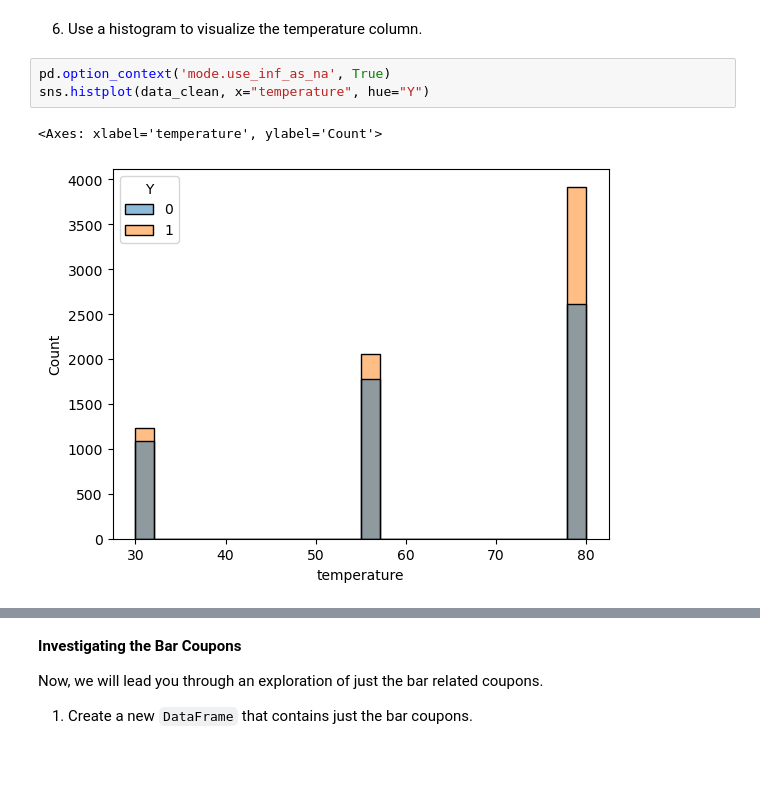
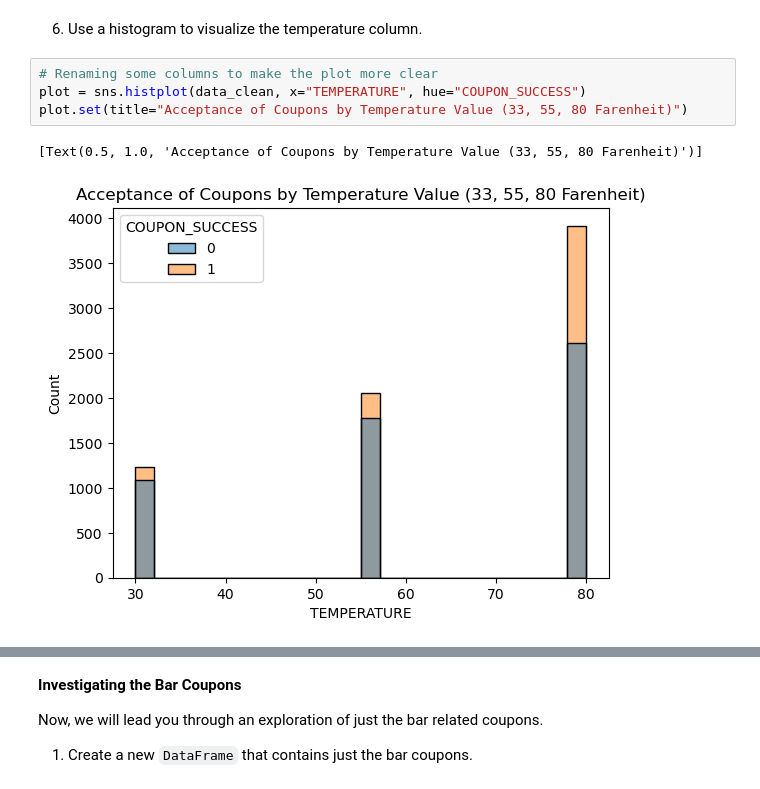
Before and after one commit to elmunoz42/berkeley-aiml-coupon-analysis, a Jupyter notebook: prompt.ipynb, the cells around one changed output, grey strips where cells are left out. Drawn from its saved outputs; the diff is of its cells as text; blank space fills up the shorter version.

```diff
--- a/prompt.ipynb
+++ b/prompt.ipynb
@@ -188,8 +212,9 @@ sns.barplot(data_clean, y='coupon', x='Y')
 # %% [markdown]
 6. Use a histogram to visualize the temperature column.
-# %%
-pd.option_context('mode.use_inf_as_na', True)
-sns.histplot(data_clean, x="temperature", hue="Y")
-# %% [output]
-<Axes: xlabel='temperature', ylabel='Count'>
-[figure, removed]
+# %%
+# Renaming some columns to make the plot more clear
+plot = sns.histplot(data_clean, x="TEMPERATURE", hue="COUPON_SUCCESS")
+plot.set(title="Acceptance of Coupons by Temperature Value (33, 55, 80 Farenheit)")
+# %% [output]
+[Text(0.5, 1.0, 'Acceptance of Coupons by Temperature Value (33, 55, 80 Farenheit)')]
+[figure, added]
```
Also changed, not shown: parts of 12 cells of this notebook.
